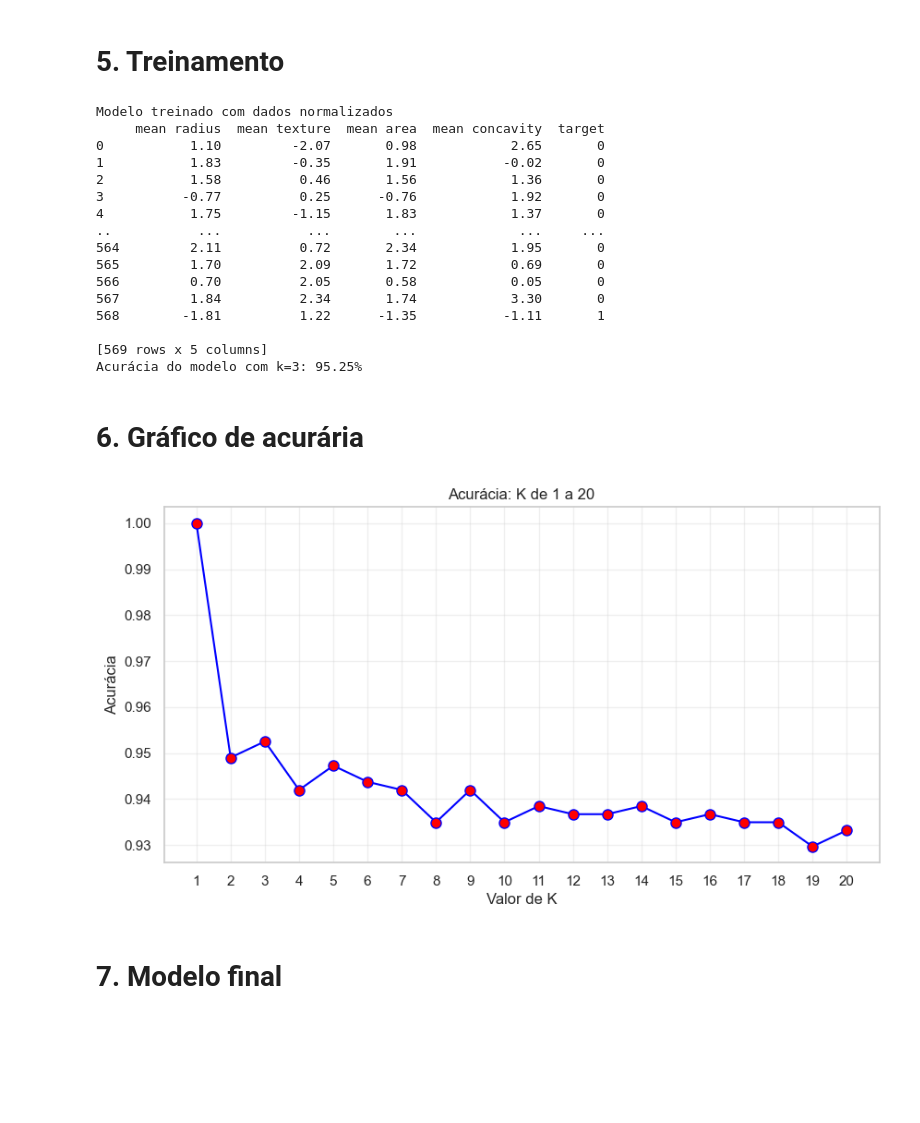
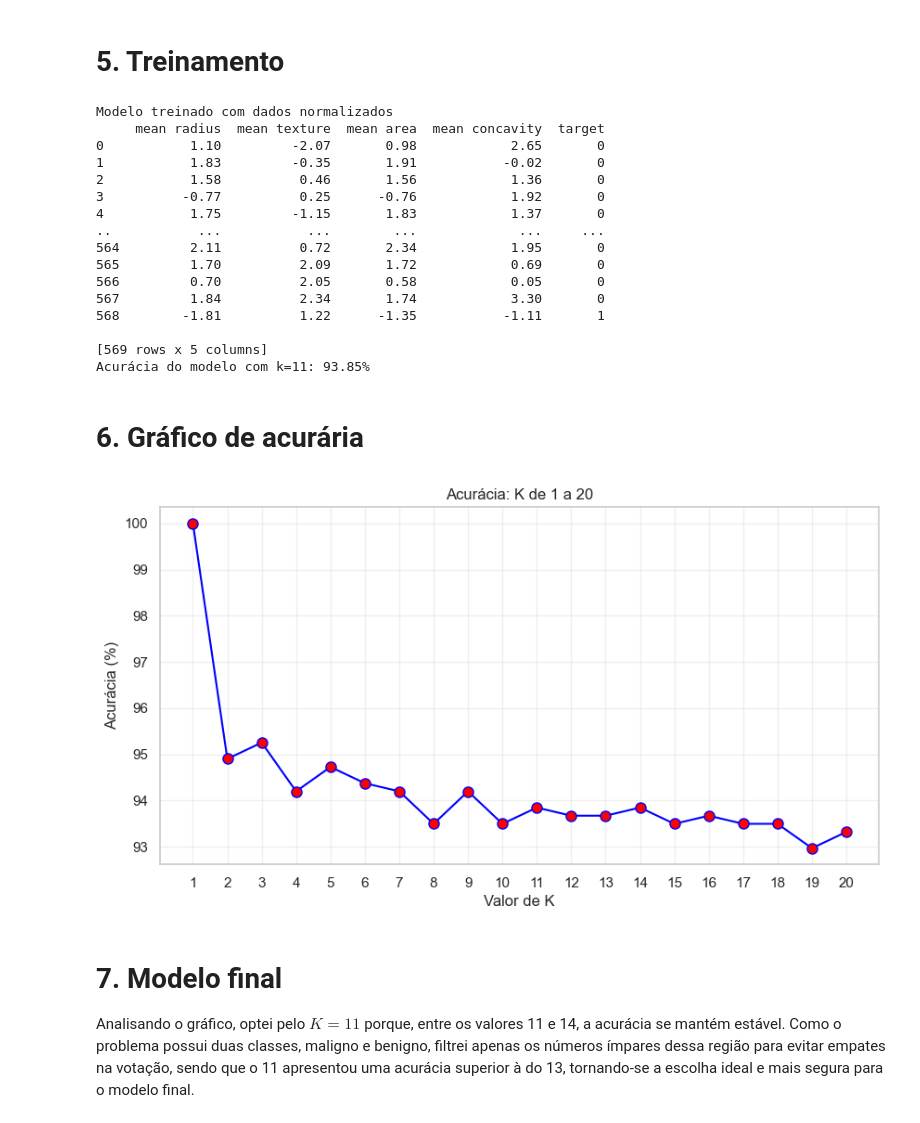
Before and after one commit to gialbanes/Faculdade-2026, a Jupyter notebook: 1semestre/AM/am-knn-cancer/cancer.ipynb, the cells around one changed output. Cells and saved outputs as stored; diff of their text form; code cells hidden in the pictures; blank space fills up the shorter version.

Commit message:
atv2 finalizada

```diff
--- a/1semestre/AM/am-knn-cancer/cancer.ipynb
+++ b/1semestre/AM/am-knn-cancer/cancer.ipynb
@@ -99,7 +99,7 @@ X_scaled_df['target'] = y.values
 # k - quanto menor o k, mais complexo o modelo, se houver um dado errado, o modelo vai seguir esse erro sempre
 # k - quanto maior o k, mais geral o modelo, ele ignora as variações e foca na votação da maioria, ignorando as características reais
 # k - é o que faz a acurácia variar
-modelo = KNeighborsClassifier(n_neighbors=3)
+modelo = KNeighborsClassifier(n_neighbors=11)
 modelo.fit(X_scaled, y)
 
 print(f"Modelo treinado com dados normalizados")
@@ -125,35 +125,37 @@ Modelo treinado com dados normalizados
 568        -1.81          1.22      -1.35           -1.11       1
 
 [569 rows x 5 columns]
-Acurácia do modelo com k=3: 95.25%
+Acurácia do modelo com k=11: 93.85%
 # %% [markdown]
 # 6. Gráfico de acurária
 # %%
 k_valores = list(range(1, 21))
 lista_acuracias = []
 
 for k in k_valores:
     knn_teste = KNeighborsClassifier(n_neighbors=k)
     knn_teste.fit(X_scaled, y)
 
     predicao = knn_teste.predict(X_scaled)
     acuracia = accuracy_score(y, predicao)
-    lista_acuracias.append(acuracia)
+    lista_acuracias.append(acuracia * 100)
 
 plt.figure(figsize=(10, 5))
 plt.plot(k_valores, lista_acuracias, color='blue', linestyle='-', marker='o', markerfacecolor='red', markersize=8)
 
 plt.title('Acurácia: K de 1 a 20')
 plt.xlabel('Valor de K')
-plt.ylabel('Acurácia')
+plt.ylabel('Acurácia (%)')
 plt.xticks(k_valores)
 plt.grid(True, alpha=0.3)
 
 plt.show()
 # %% [output]
-[figure, old version]
+[figure, new version]
 # %% [markdown]
 # 7. Modelo final
+
+Analisando o gráfico, optei pelo $K = 11$ porque, entre os valores 11 e 14, a acurácia se mantém estável. Como o problema possui duas classes, maligno e benigno, filtrei apenas os números ímpares dessa região para evitar empates na votação, sendo que o 11 apresentou uma acurácia superior à do 13, tornando-se a escolha ideal e mais segura para o modelo final.
 # %%
 X = df[['mean radius', 'mean texture', 'mean area', 'mean concavity']]
 y = df['target']
```
Also changed, not shown: parts of 1 cell of this notebook.
